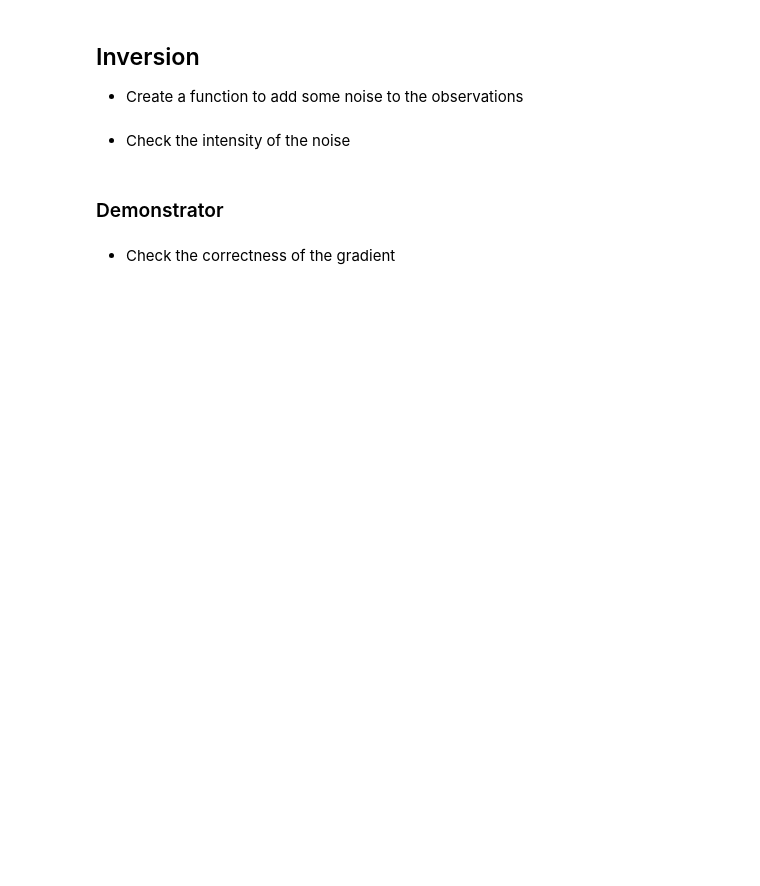
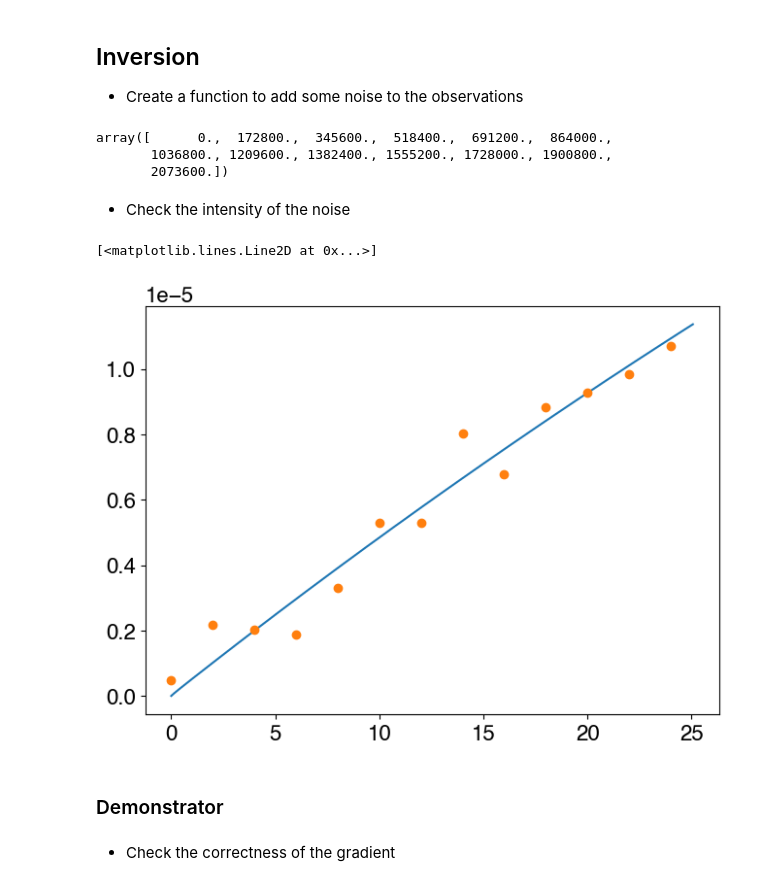
Before and after one commit to antoinecollet5/pyrtid, a Jupyter notebook: examples/adjoint/1d/diff_1ok_inv_urn_from_mob.ipynb, the cells around one changed output. Drawn from its saved outputs; the diff is of its cells as text; code cells hidden in the pictures; blank space fills up the shorter version.

```diff
--- a/examples/adjoint/1d/diff_1ok_inv_urn_from_mob.ipynb
+++ b/examples/adjoint/1d/diff_1ok_inv_urn_from_mob.ipynb
@@ -381,6 +420,15 @@ model_reference.fl_model.head[observation_locations, 0, :].shape
+# %%
+freq_measure_in_d = 2  # one measure every two days
+n_sampled_days = duration_in_d / freq_measure_in_d
+
+obs_times_in_s = np.arange(n_sampled_days) * 3600 * 24 * freq_measure_in_d
+obs_times_in_s
+# %% [output]
+array([      0.,  172800.,  345600.,  518400.,  691200.,  864000.,
+       1036800., 1209600., 1382400., 1555200., 1728000., 1900800.,
+       2073600.])
 # %%
-noise_std: float = 1e-7  # This is an absolute value
-rng = np.random.default_rng(2021)
+noise_std: float = 5e-7  # This is an absolute value
 
 
 def get_white_noise(shape: Iterable[int]) -> NDArrayFloat:
@@ -393,12 +441,14 @@ def get_white_noise(shape: Iterable[int]) -> NDArrayFloat:
     Change the function directly.
     """
     mean_noise = 0.0  # mean
-    return rng.normal(mean_noise, noise_std, size=np.array(shape))
+    return np.random.default_rng(2021).normal(
+        mean_noise, noise_std, size=np.array(shape)
+    )
 
 
 # Generate a white noise
 obs_noise: NDArrayFloat = get_white_noise(
-    model_reference.fl_model.head[observation_locations, 0, :].shape
+    (len(observation_locations), obs_times_in_s.size)
 )
 # %% [markdown]
 - Check the intensity of the noise
@@ -413,3 +455,30 @@ plt.plot(
+# %%
+all_times = model_estimate.time_params.times
+
+obs_values = np.zeros((len(observation_locations), obs_times_in_s.size))
+
+for count, ix in enumerate(observation_locations):
+    # interpolate the values
+    obs_values[count] = (
+        sp.interpolate.interp1d(
+            all_times, model_reference.tr_model.conc[ix, 0, :], kind="cubic"
+        )(obs_times_in_s)
+        + obs_noise[count, :]
+    )
+
+count = 2
+
+ix = observation_locations[count]
+plt.plot(all_times / 3600 / 24, model_reference.tr_model.conc[ix, 0, :])
+plt.plot(
+    obs_times_in_s / 3600 / 24,
+    obs_values[count],
+    marker="o",
+    linestyle="none",
+)
+# %% [output]
+[<matplotlib.lines.Line2D at 0x...>]
+[figure, added]
 # %% [markdown]
 ### Demonstrator
 # %% [markdown]
```
Also changed, not shown: parts of 51 cells of this notebook, 53 other files.
